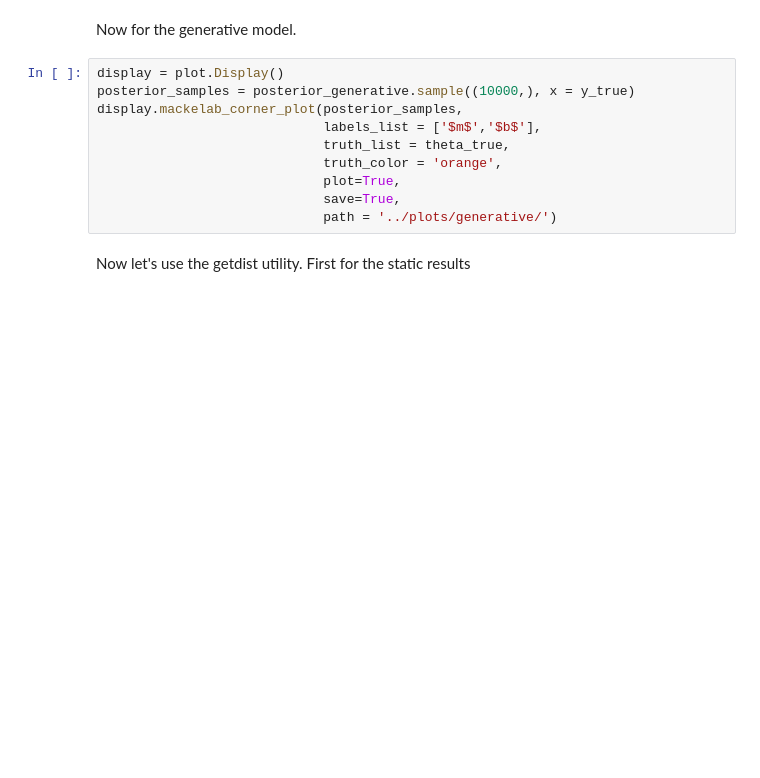
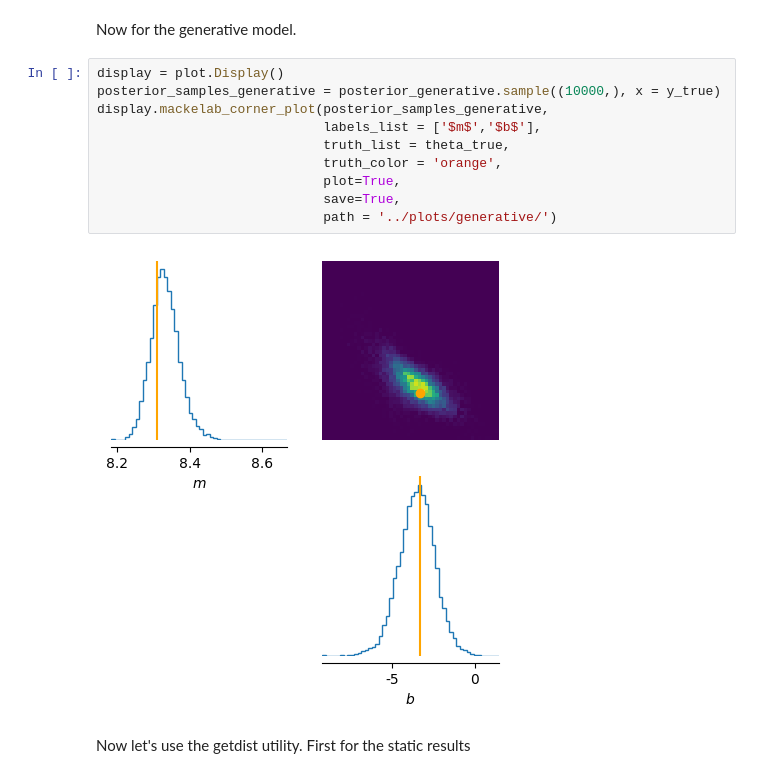
Before and after one commit to deepskies/DeepDiagnostics, a Jupyter notebook: notebooks/cornerplot.ipynb, the cells around one changed output. Saved outputs shown, nothing was run; the diff lists cells and outputs as text; blank space fills up the shorter version.

```diff
--- a/notebooks/cornerplot.ipynb
+++ b/notebooks/cornerplot.ipynb
@@ -57,14 +65,16 @@ display.mackelab_corner_plot(posterior_samples,
 Now for the generative model.
 # %%
 display = plot.Display()
-posterior_samples = posterior_generative.sample((10000,), x = y_true)
-display.mackelab_corner_plot(posterior_samples,
+posterior_samples_generative = posterior_generative.sample((10000,), x = y_true)
+display.mackelab_corner_plot(posterior_samples_generative,
                              labels_list = ['$m$','$b$'],
                              truth_list = theta_true,
                              truth_color = 'orange',
                              plot=True,
                              save=True,
                              path = '../plots/generative/')
+# %% [output]
+[figure, added]
 # %% [markdown]
 Now let's use the getdist utility. First for the static results
 # %%
```
Also changed, not shown: parts of 9 cells of this notebook, 1 other file.
